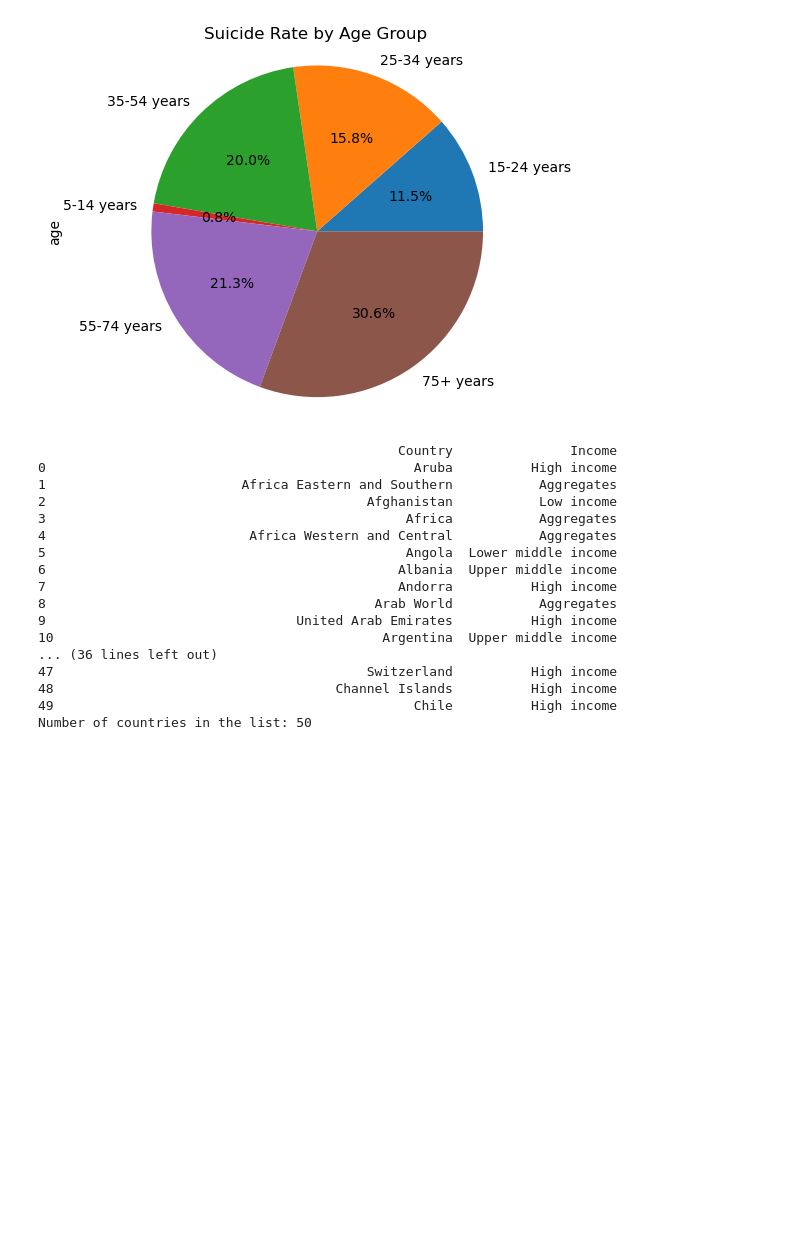
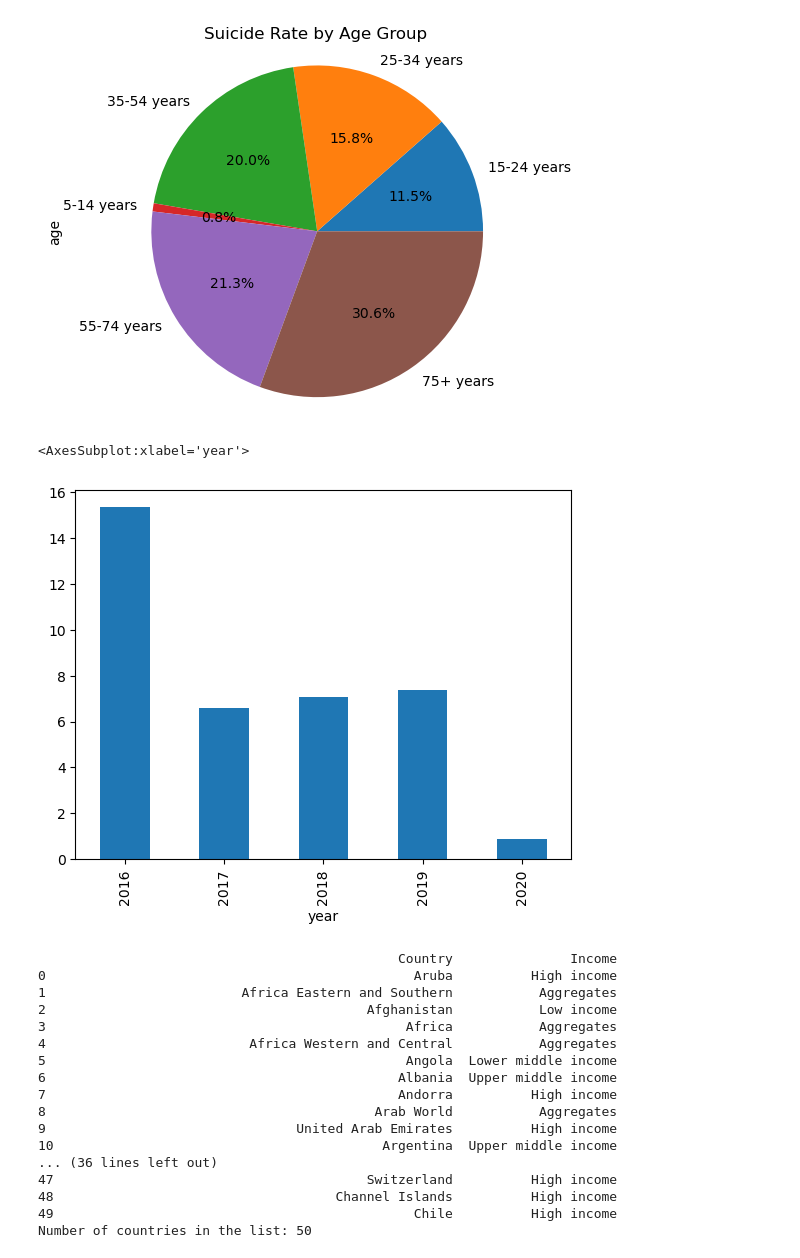
Before and after one commit to BirundhaVaratharajan/Project-1, a Jupyter notebook: Untitled.ipynb, the cells around one changed output. Saved outputs shown, nothing was run; the diff lists cells and outputs as text; code cells hidden in the pictures; blank space fills up the shorter version.

```diff
--- a/Untitled.ipynb
+++ b/Untitled.ipynb
@@ -174,6 +170,12 @@ plt.axis("equal")
 plt.show()
 # %% [output]
 [figure]
+# %%
+groupby_gender = narrow_data_3.groupby(["year"])["suicides/100k pop"].mean()
+groupby_gender.plot.bar(x='year', y='suicides/100k pop')
+# %% [output]
+<AxesSubplot:xlabel='year'>
+[figure, added]
 # %%
 countries = []
 country_income=[]
```
Also changed, not shown: parts of 3 cells of this notebook, 2 other files.
